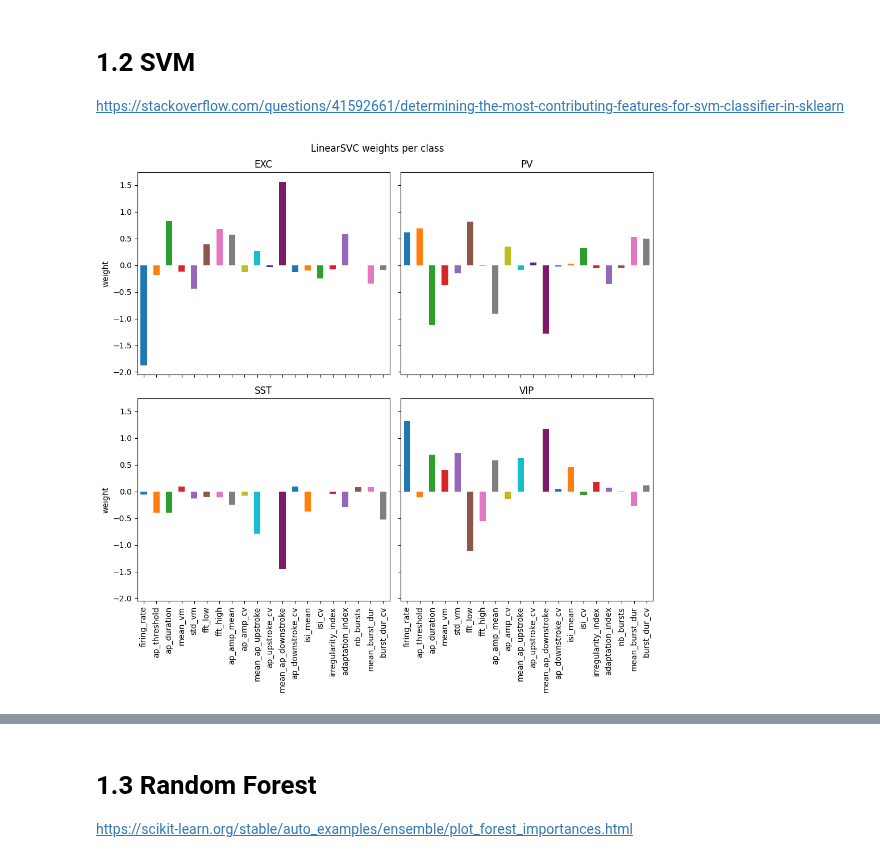
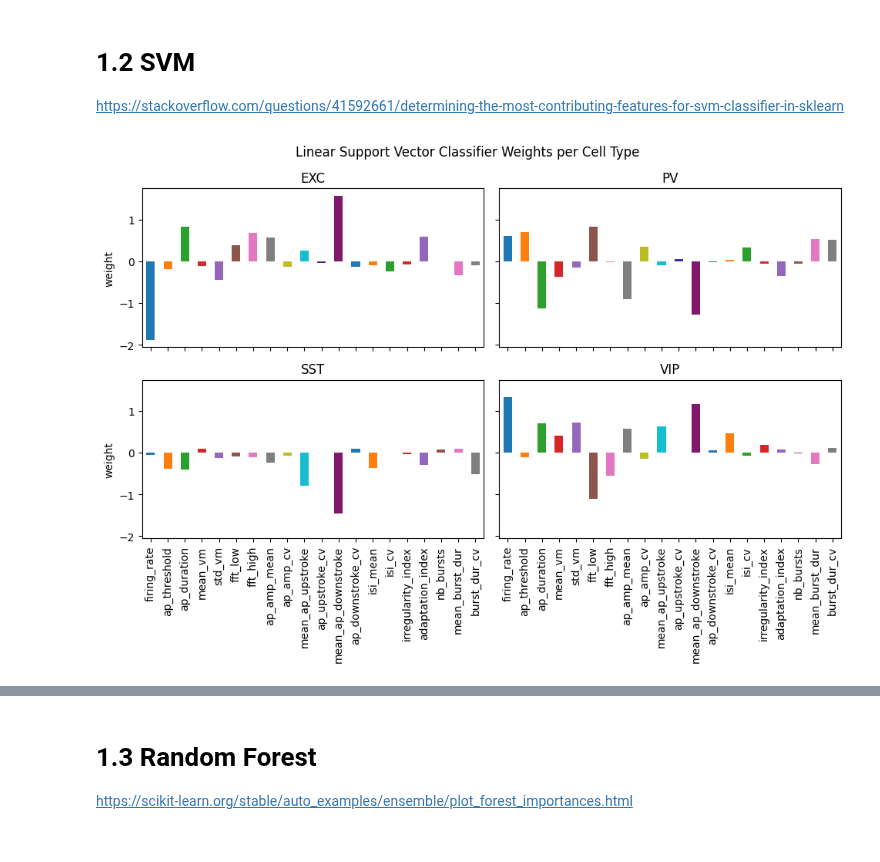
Before and after one commit to mariscoglio/bio482_cell_classifier, a Jupyter notebook: model_interpretability.ipynb, the cells around one changed output, grey strips where cells are left out. Cells and saved outputs as stored; diff of their text form; code cells hidden in the pictures.

```diff
--- a/model_interpretability.ipynb
+++ b/model_interpretability.ipynb
@@ -109,5 +116,5 @@ Linear Support Vector Machine: mean = 0.8832143502399499, std = 0.00896341583287
 # %%
-model_names = ["Gradient\nBoosting", "Linear Support\nVector Machine", "Random\nForest", "Logistic\nRegression"]
+model_names = ["1) Gradient\nBoosting", "2) Linear Support\nVector Machine", "3) Random\nForest", "4) Logistic\nRegression"]
 models = [gbclf_pipe, svclf_pipe, rfclf_pipe, lrclf_pipe]
 
 preds = []
@@ -187,10 +212,13 @@ fig, ax = plt.subplots()
 
 gb_impotances = pd.Series(gbclf_pipe.named_steps.clf.feature_importances_, index=gbclf_pipe.named_steps.clf.feature_names_in_)
 gb_impotances.plot.bar(ax=ax, color=colors)
-ax.set_title(f"Feature importance for the GradientBoostingClassifier")
-ax.set_ylabel("Feature importance")
-ax.set_xlabel("Features")
+ax.set_title(f"Feature importances for the Gradient Boosting Classifier")
+ax.set_ylabel("Fraction of total splits where feature is used")
+# ax.set_xlabel("Features")
+
+# 2 split pour chaque tree, 100 tree, 1 feature dans tout les tree, (100*(1/2))/100 = 50%
+# (88*(1/2))/176 = 25%
 fig.tight_layout()
+plt.savefig("ProjectFigures/feature_importance_gb.png", dpi=400)
 plt.show()
-plt.show()
 # %% [output]
@@ -198,12 +226,12 @@ plt.show()
 # %%
-result = permutation_importance(
-    gbclf_pipe.named_steps.clf, preprocessing_pipe.fit_transform(X), y, n_repeats=10, random_state=42, n_jobs=2, sample_weight=raw_predictors_free_whisking["cell_type"].apply(lambda x : class_weights[x])
-)
-gb_importances = pd.Series(result.importances_mean, index=gbclf_pipe.named_steps.clf.feature_names_in_)
-fig, ax = plt.subplots()
-gb_importances.plot.bar(yerr=result.importances_std, ax=ax, color=colors)
-ax.set_title("Feature importances using permutation on full model")
-ax.set_ylabel("Mean accuracy decrease")
-ax.set_xlabel("Features")
-fig.tight_layout()
-plt.show()
+# result = permutation_importance(
+#     gbclf_pipe.named_steps.clf, preprocessing_pipe.fit_transform(X), y, n_repeats=10, random_state=42, n_jobs=2, sample_weight=raw_predictors_free_whisking["cell_type"].apply(lambda x : class_weights[x])
+# )
+# gb_importances = pd.Series(result.importances_mean, index=gbclf_pipe.named_steps.clf.feature_names_in_)
+# fig, ax = plt.subplots()
+# gb_importances.plot.bar(yerr=result.importances_std, ax=ax, color=colors)
+# ax.set_title("Feature importances using permutation on full model")
+# ax.set_ylabel("Mean accuracy decrease")
+# # ax.set_xlabel("Features")
+# fig.tight_layout()
+# plt.show()
@@ -215,25 +241,26 @@ plt.show()
 https://stackoverflow.com/questions/41592661/determining-the-most-contributing-features-for-svm-classifier-in-sklearn
 # %%
 svclf_pipe.fit(X, y)
-fig, axes = plt.subplots(ncols=2, nrows=2, figsize=(10, 10), sharex=False, sharey=True)
+fig, axes = plt.subplots(ncols=2, nrows=2, figsize=(10, 7), sharex=False, sharey=True)
 for i, ax in enumerate(axes.flatten()):
     svm_impotances = pd.Series(svclf_pipe.named_steps.clf.coef_[i], index=svclf_pipe.named_steps.clf.feature_names_in_)
     svm_impotances.plot.bar(ax=ax, color=colors)
     ax.set_title(f"{svclf_pipe.named_steps.clf.classes_[i]}")
     ax.set_ylabel("weight")
     if i < 2:
         ax.tick_params(
         axis='x',          # changes apply to the x-axis
         which='both',      # both major and minor ticks are affected
         bottom=True,      # ticks along the bottom edge are off
         top=False,         # ticks along the top edge are off
         labelbottom=False)
     else:
         ax.set_xticklabels(svm_impotances.index, rotation=90)
-fig.suptitle("LinearSVC weights per class")
+        # ax.set_xlabel("feature")
+fig.suptitle("Linear Support Vector Classifier Weights per Cell Type")
 fig.tight_layout()
+plt.savefig("ProjectFigures/weights_linearsvc.png", dpi=400)
 plt.show()
-plt.show()
 # %% [output]
-[figure, old version]
+[figure, new version]
 # %%
```
Also changed, not shown: parts of 17 cells of this notebook, 9 other files.
